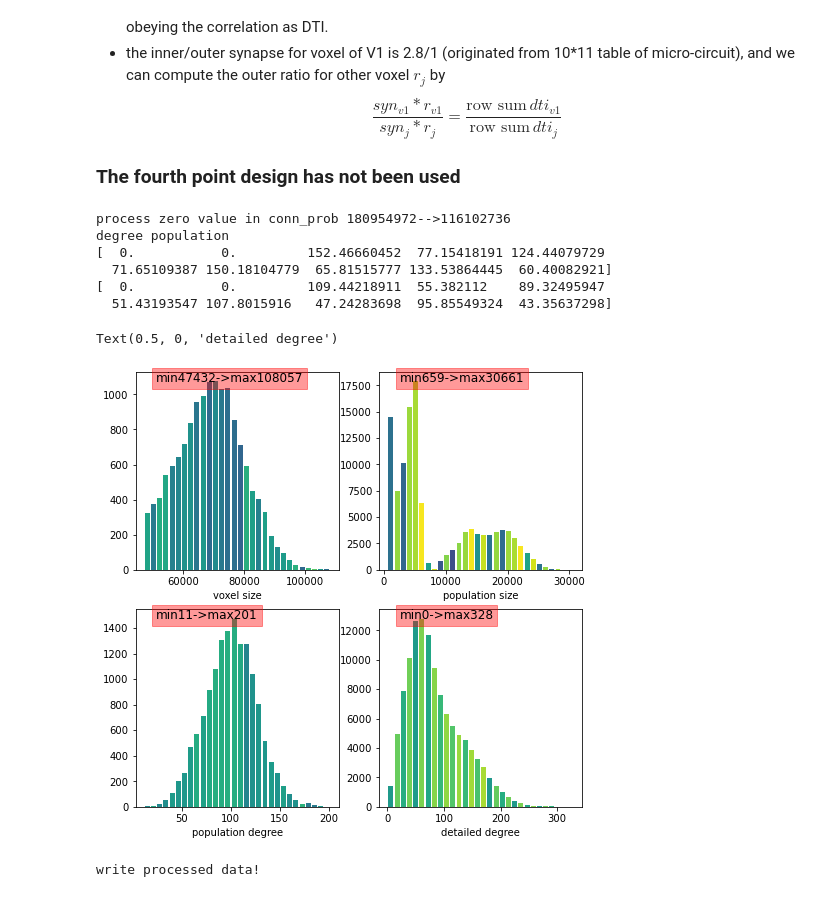
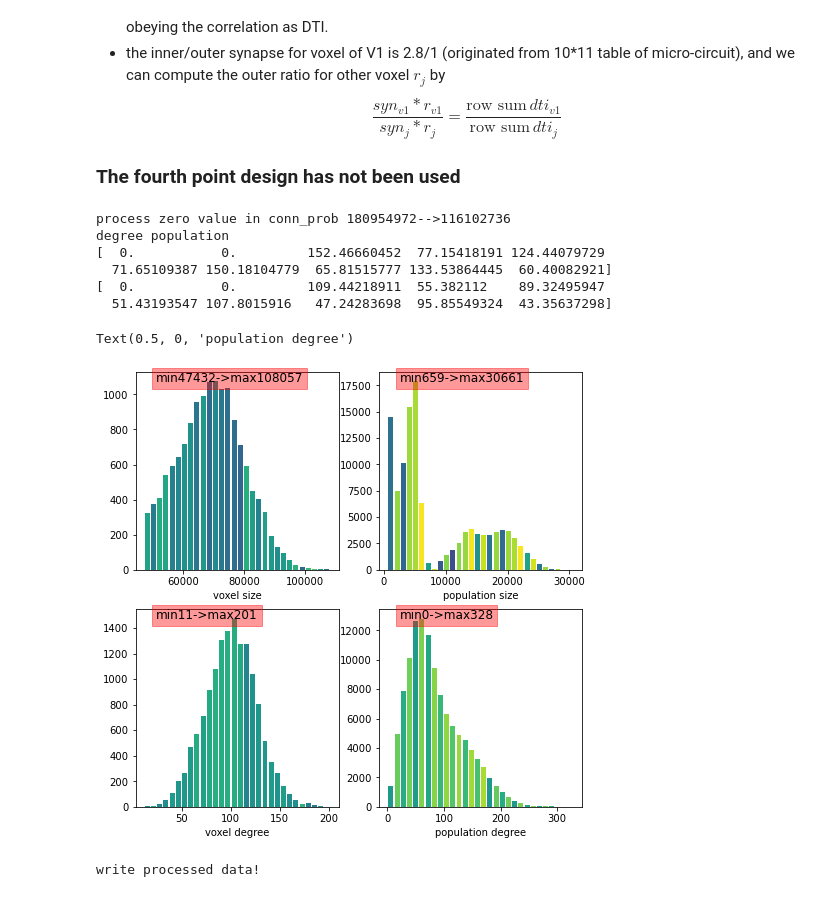
Before and after one commit to lepodl/DetailedDTB, a Jupyter notebook: data/examine_raw.ipynb, the cells around one changed output. Cells and saved outputs as stored; diff of their text form; code cells hidden in the pictures.

```diff
--- a/data/examine_raw.ipynb
+++ b/data/examine_raw.ipynb
@@ -13,6 +13,7 @@ dti = file["NSR_dti_net_full"][:]  # voxel to voxoel
 gm = file["NSR_dti_grey_matter"][:].squeeze()  # gray matter at voxel level
 synapse_scale = file["NSR_voxel_Synapsis"][:].squeeze()  # synapse scale at voxel level
 brain_parts = file['NSR_dti_brainpart'][:].squeeze() # cortex + sub-cortex
+hpc_label = file["NSR_dti_HCPex_label"][:].squeeze()
 index_cor = np.where(brain_parts==1)[0]
 
 # if we only consider cortex
@@ -28,6 +29,8 @@ conn = dti / dti.sum(axis=1, keepdims=True)
 conn = sparse.COO(conn)
 dti = sparse.COO(dti)
 gm = gm[index]
+hpc_label = hpc_label[index]
+
 synapse_scale = synapse_scale[index]
 num_voxel = gm.shape[0]
 print("density", dti.density)
@@ -197,7 +200,7 @@ def _add_laminar_cortex_model(conn_prob, gm, synapse):
 degree = 100
 scale = int(1e9)
 
-hpc_label = file["NSR_dti_HCPex_label"][:].squeeze()
+
 v1_index = np.where(hpc_label==181)[0]
 v1_synapse_scale = synapse_scale[v1_index].mean()
 # suppose v1 synapse is 100, then we assign number of synapse to all voxel
@@ -215,34 +218,34 @@ synapse_voxel = synapse_scale * (degree * v1_block_scale)
 degree_voxel = synapse_voxel / gm
 degree_popu = synapse_voxel[:, None] * pop_synapse_scale.reshape((-1, 10))
 degree_popu = degree_popu.reshape(-1)
 with np.errstate(divide='ignore', invalid='ignore'):
     degree_popu = degree_popu / pop_block_size
 degree_popu[np.isnan(degree_popu)] = 0
 print("degree population")
 print(degree_popu[:10])
 print(degree_popu[10:20])
 
 fig, ax= plt.subplots(2, 2, figsize=(8, 8))
 ax = ax.flatten()
 
 for idx, value in enumerate([voxel_size, popu_size, degree_voxel, degree_popu]):
     value = value[value>0]
     cnts, values, bars = ax[idx].hist(value, bins=30, rwidth=0.8)
     newvalue = (value - value.min()) / (value.max() - value.min())
     for i, (cnt, value_data, bar) in enumerate(zip(cnts, values, bars)):
         bar.set_facecolor(cmap(newvalue[i]))
     ax[idx].text(0.1, 1.0, f"min{int(value.min())}->max{int(value.max())}", transform=ax[idx].transAxes, va='top',fontsize=12,
               bbox={'color':'r','alpha':0.4,})
 ax[0].set_xlabel("voxel size")
 ax[1].set_xlabel("population size")
-ax[2].set_xlabel("population degree")
-ax[3].set_xlabel("detailed degree")
+ax[2].set_xlabel("voxel degree")
+ax[3].set_xlabel("population degree")
 # %% [output]
 process zero value in conn_prob 180954972-->116102736
 degree population
 [  0.           0.         152.46660452  77.15418191 124.44079729
   71.65109387 150.18104779  65.81515777 133.53864445  60.40082921]
 [  0.           0.         109.44218911  55.382112    89.32495947
   51.43193547 107.8015916   47.24283698  95.85549324  43.35637298]
-Text(0.5, 0, 'detailed degree')
+Text(0.5, 0, 'population degree')
-[figure, old version]
+[figure, new version]
```
Also changed, not shown: parts of 1 cell of this notebook, 5 other files.
